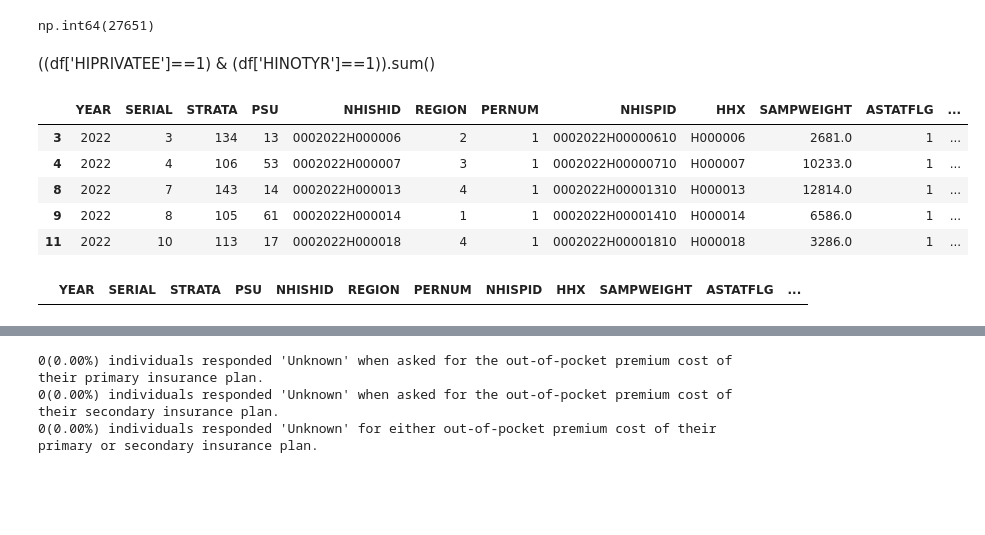
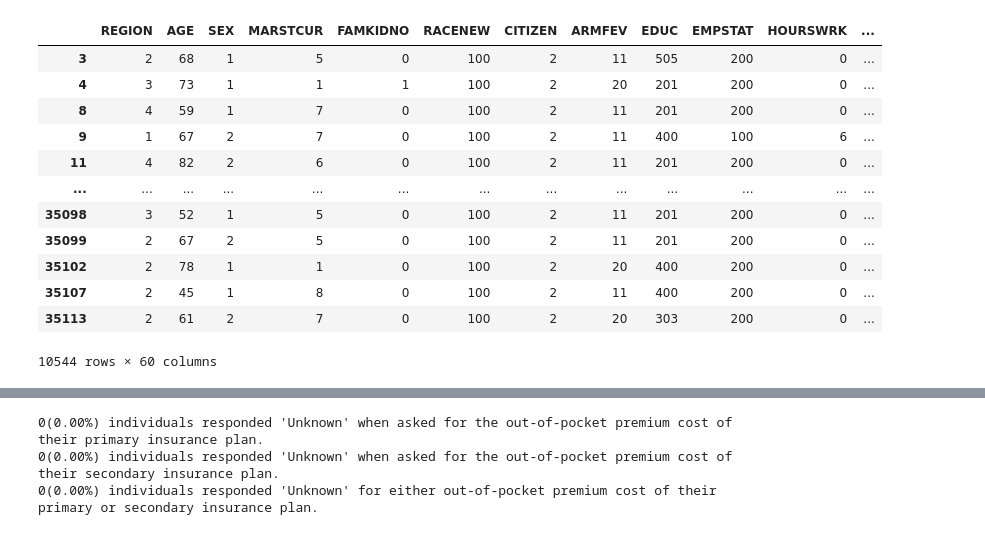
Before and after one commit to evapa1/cs1090afinalproj, a Jupyter notebook: eda_troubleshooting.ipynb, the cells around one changed output, grey strips where cells are left out. Drawn from its saved outputs; the diff is of its cells as text; code cells hidden in the pictures; blank space fills up the shorter version.

```diff
--- a/eda_troubleshooting.ipynb
+++ b/eda_troubleshooting.ipynb
@@ -8,28 +8,30 @@ pd.set_option('display.max_columns', None)
 pd.set_option('display.max_rows', 10000)
 # %%
 # load data
-df = pd.read_csv('/Users/homefolder/Downloads/nhis_00008.csv')
+df = pd.read_csv('nhis_00012.csv')
-# %%
-((df['HIMCAREE'] > 0) & (df['HIPRIVATEE'] > 0)).sum()
-# %% [output]
-np.int64(27651)
 # %%
+df.head()
 df = df[(df['HIPRIVATEE']==1) & (df['ASTATFLG']==1)].copy()
+df.drop(columns=['NHISHID','NHISPID','SAMPWEIGHT','HIPRIVATEE','ASTATFLG','DVINTWELL'],inplace=True)
+
+#GOTWELF
+#DVINTWELL
-# %% [markdown]
-((df['HIPRIVATEE']==1) & (df['HINOTYR']==1)).sum()
 # %%
-df.head()
+df
 # %% [output]
-|  | YEAR | SERIAL | STRATA | PSU | NHISHID | REGION | PERNUM | NHISPID | HHX | SAMPWEIGHT | ASTATFLG | ... |
-| 3 | 2022 | 3 | 134 | 13 | 0002022H000006 | 2 | 1 | 0002022H00000610 | H000006 | 2681.0 | 1 | ... |
-| 4 | 2022 | 4 | 106 | 53 | 0002022H000007 | 3 | 1 | 0002022H00000710 | H000007 | 10233.0 | 1 | ... |
-| 8 | 2022 | 7 | 143 | 14 | 0002022H000013 | 4 | 1 | 0002022H00001310 | H000013 | 12814.0 | 1 | ... |
-| 9 | 2022 | 8 | 105 | 61 | 0002022H000014 | 1 | 1 | 0002022H00001410 | H000014 | 6586.0 | 1 | ... |
-| 11 | 2022 | 10 | 113 | 17 | 0002022H000018 | 4 | 1 | 0002022H00001810 | H000018 | 3286.0 | 1 | ... |
+|  | REGION | AGE | SEX | MARSTCUR | FAMKIDNO | RACENEW | CITIZEN | ARMFEV | EDUC | EMPSTAT | HOURSWRK | ... |
+| 3 | 2 | 68 | 1 | 5 | 0 | 100 | 2 | 11 | 505 | 200 | 0 | ... |
+| 4 | 3 | 73 | 1 | 1 | 1 | 100 | 2 | 20 | 201 | 200 | 0 | ... |
+| 8 | 4 | 59 | 1 | 7 | 0 | 100 | 2 | 11 | 201 | 200 | 0 | ... |
+| 9 | 1 | 67 | 2 | 7 | 0 | 100 | 2 | 11 | 400 | 100 | 6 | ... |
+| 11 | 4 | 82 | 2 | 6 | 0 | 100 | 2 | 11 | 201 | 200 | 0 | ... |
+| ... | ... | ... | ... | ... | ... | ... | ... | ... | ... | ... | ... | ... |
+| 35098 | 3 | 52 | 1 | 5 | 0 | 100 | 2 | 11 | 201 | 200 | 0 | ... |
+| 35099 | 2 | 67 | 2 | 5 | 0 | 100 | 2 | 11 | 201 | 200 | 0 | ... |
+| 35102 | 2 | 78 | 1 | 1 | 0 | 100 | 2 | 20 | 400 | 200 | 0 | ... |
+| 35107 | 2 | 45 | 1 | 8 | 0 | 100 | 2 | 11 | 400 | 200 | 0 | ... |
+| 35113 | 2 | 61 | 2 | 7 | 0 | 100 | 2 | 20 | 303 | 200 | 0 | ... |
+10544 rows × 60 columns
-# %%
-df[df['HEALTHPROV']==1]
-# %% [output]
-|  | YEAR | SERIAL | STRATA | PSU | NHISHID | REGION | PERNUM | NHISPID | HHX | SAMPWEIGHT | ASTATFLG | ... |
 # %%
 # recode HIMCAIDE
 df['HIMCAIDE'] = df['HIMCAIDE'].replace({
```
Also changed, not shown: parts of 13 cells of this notebook.
